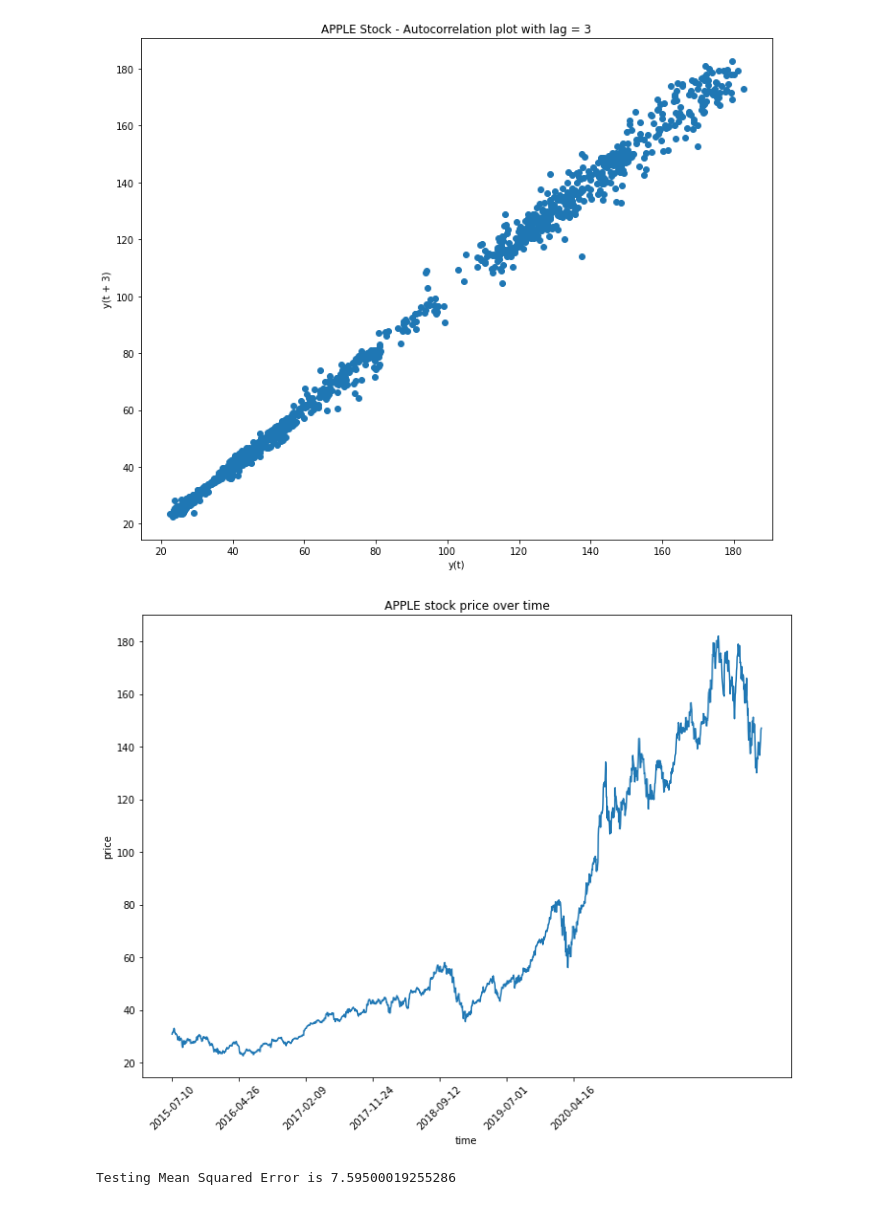
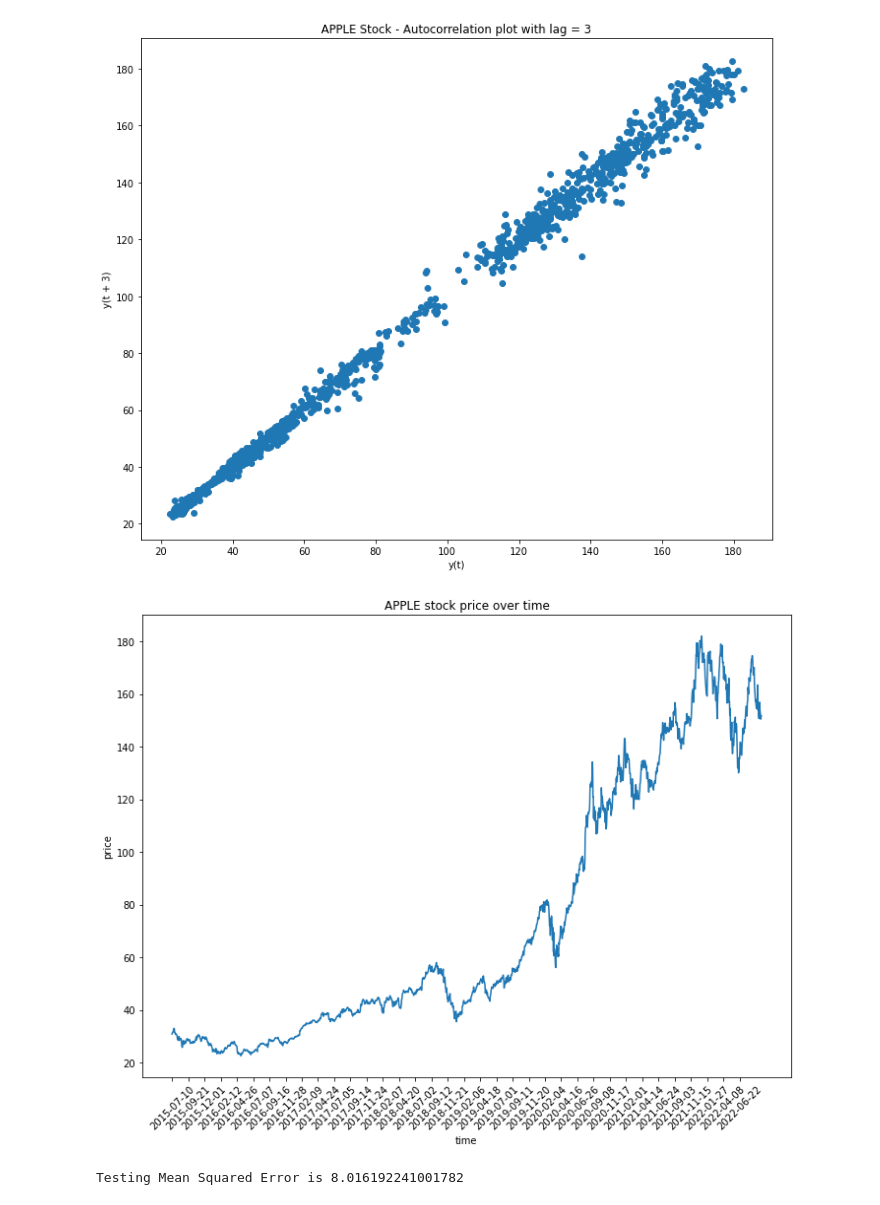
Before and after one commit to zeta1178/FinTech-Project2, a Jupyter notebook: Time-Series-Forecasting.ipynb, the cells around one changed output. Drawn from its saved outputs; the diff is of its cells as text; code cells hidden in the pictures.

```diff
--- a/Time-Series-Forecasting.ipynb
+++ b/Time-Series-Forecasting.ipynb
@@ -45,7 +37,7 @@ from statsmodels.tsa.arima.model import ARIMA
 from sklearn.metrics import mean_squared_error
 # %%
 import awswrangler as wr
-path = f"s3://source-voltar/source/file1.csv"
+path = f"s3://source-voltar/source/apple_daily_close.csv"
 df=wr.s3.read_csv(path)
 df.head()
 # %% [output]
@@ -66,20 +58,20 @@ plt.title('APPLE Stock - Autocorrelation plot with lag = 3')
 plt.savefig('plots/Stock-AutoCorrection-Plot.jpg',bbox_inches='tight')
 plt.show()
 # %% [output]
-[figure, old version]
+[figure, new version]
 # %%
 plt.rcParams["figure.figsize"] = (10,8)
 plt.plot(df["date"], df["close"])
-plt.xticks(np.arange(0,1259, 200), df['date'][0:1259:200],rotation = 45)
+plt.xticks(np.arange(0,1764, 50), df['date'][0:1764:50],rotation = 45)
 plt.title("APPLE stock price over time")
 plt.xlabel("time")
 plt.ylabel("price")
 plt.tight_layout()
 # plt.savefig('plots/Stock-Price-Over-Time-Plot.jpg',bbox_inches='tight')
 plt.savefig('plots/Stock-Price-Over-Time-Plot.jpg')
 plt.show()
 # %% [output]
-[figure, old version]
+[figure, new version]
 # %%
 train_data, test_data = df[0:int(len(df)*0.7)], df[int(len(df)*0.7):]
 training_data = train_data['close'].values
@@ -99,7 +91,7 @@ for time_point in range(N_test_observations):
 MSE_error = mean_squared_error(test_data, model_predictions)
 print('Testing Mean Squared Error is {}'.format(MSE_error))
 # %% [output]
-Testing Mean Squared Error is 7.59500019255286
+Testing Mean Squared Error is 8.016192241001782
 # %%
 test_set_range = df[int(len(df)*0.7):].index
 plt.plot(test_set_range, model_predictions, color='blue', marker='o', linestyle='dashed',label='Predicted Price')
```
Also changed, not shown: parts of 4 cells of this notebook, 3 other files.
